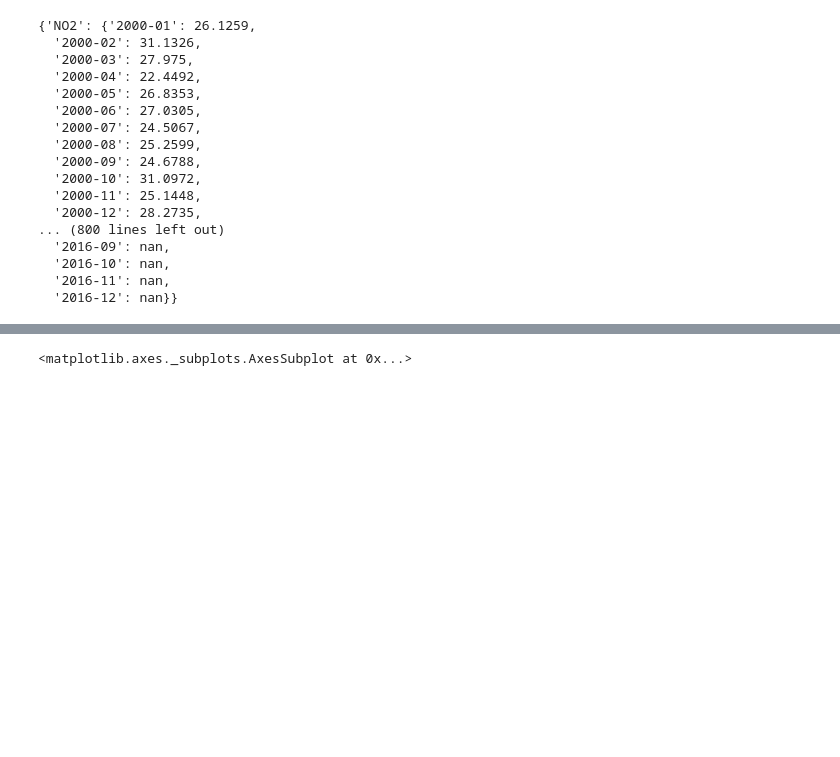
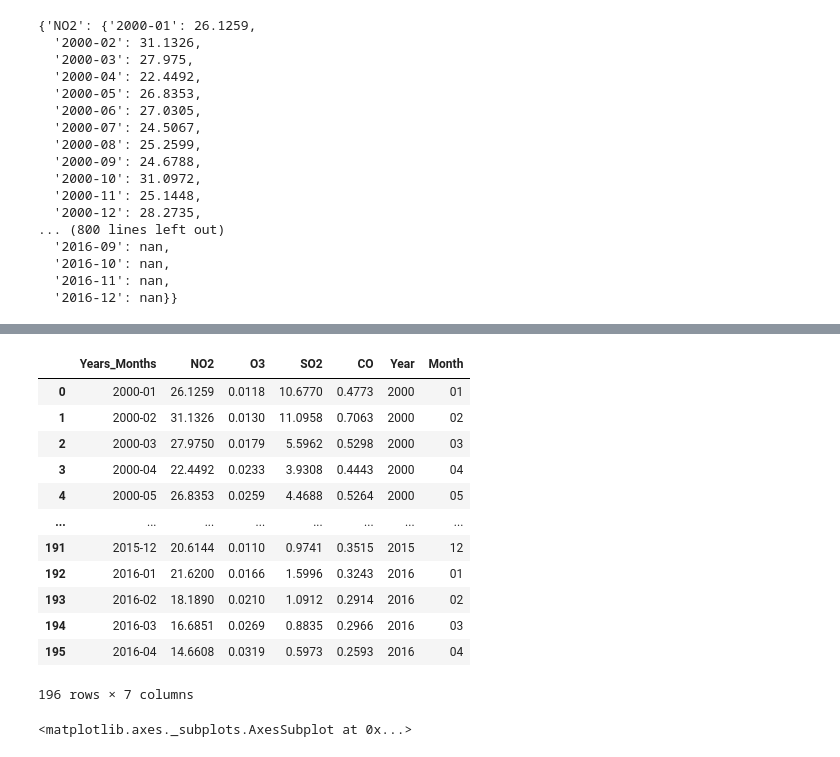
Before and after one commit to mehertech55/Climate-Change-Analysis, a Jupyter notebook: pollution_data_analysis.ipynb, the cells around one changed output, grey strips where cells are left out. Saved outputs shown, nothing was run; the diff lists cells and outputs as text; code cells hidden in the pictures; blank space fills up the shorter version.

```diff
--- a/pollution_data_analysis.ipynb
+++ b/pollution_data_analysis.ipynb
@@ -295,3 +313,21 @@ ny_gases_df = ny_gases_df.rename({'index': 'Years_Months'}, axis='columns')
+# %%
+ny_gases_df['Year'] = ny_gases_df['Years_Months'].str.split('-', expand=True)[0]
+ny_gases_df['Month'] = ny_gases_df['Years_Months'].str.split('-', expand=True)[1]
+ny_gases_df
+# %% [output]
+|  | Years_Months | NO2 | O3 | SO2 | CO | Year | Month |
+| 0 | 2000-01 | 26.1259 | 0.0118 | 10.6770 | 0.4773 | 2000 | 01 |
+| 1 | 2000-02 | 31.1326 | 0.0130 | 11.0958 | 0.7063 | 2000 | 02 |
+| 2 | 2000-03 | 27.9750 | 0.0179 | 5.5962 | 0.5298 | 2000 | 03 |
+| 3 | 2000-04 | 22.4492 | 0.0233 | 3.9308 | 0.4443 | 2000 | 04 |
+| 4 | 2000-05 | 26.8353 | 0.0259 | 4.4688 | 0.5264 | 2000 | 05 |
+| ... | ... | ... | ... | ... | ... | ... | ... |
+| 191 | 2015-12 | 20.6144 | 0.0110 | 0.9741 | 0.3515 | 2015 | 12 |
+| 192 | 2016-01 | 21.6200 | 0.0166 | 1.5996 | 0.3243 | 2016 | 01 |
+| 193 | 2016-02 | 18.1890 | 0.0210 | 1.0912 | 0.2914 | 2016 | 02 |
+| 194 | 2016-03 | 16.6851 | 0.0269 | 0.8835 | 0.2966 | 2016 | 03 |
+| 195 | 2016-04 | 14.6608 | 0.0319 | 0.5973 | 0.2593 | 2016 | 04 |
+196 rows × 7 columns
 # %%
 ny_gases_df.plot.line(figsize=(17,10), y='NO2', x='Years_Months')
 # %% [output]
```
Also changed, not shown: parts of 6 cells of this notebook, 1 other file.
